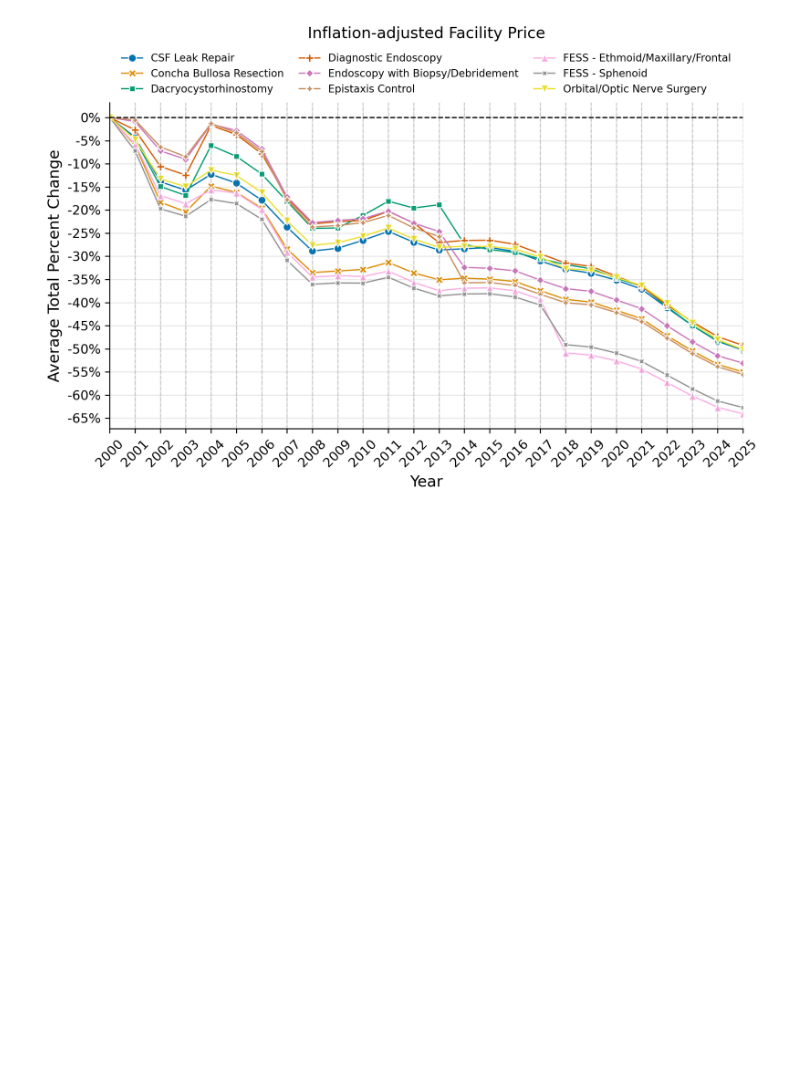
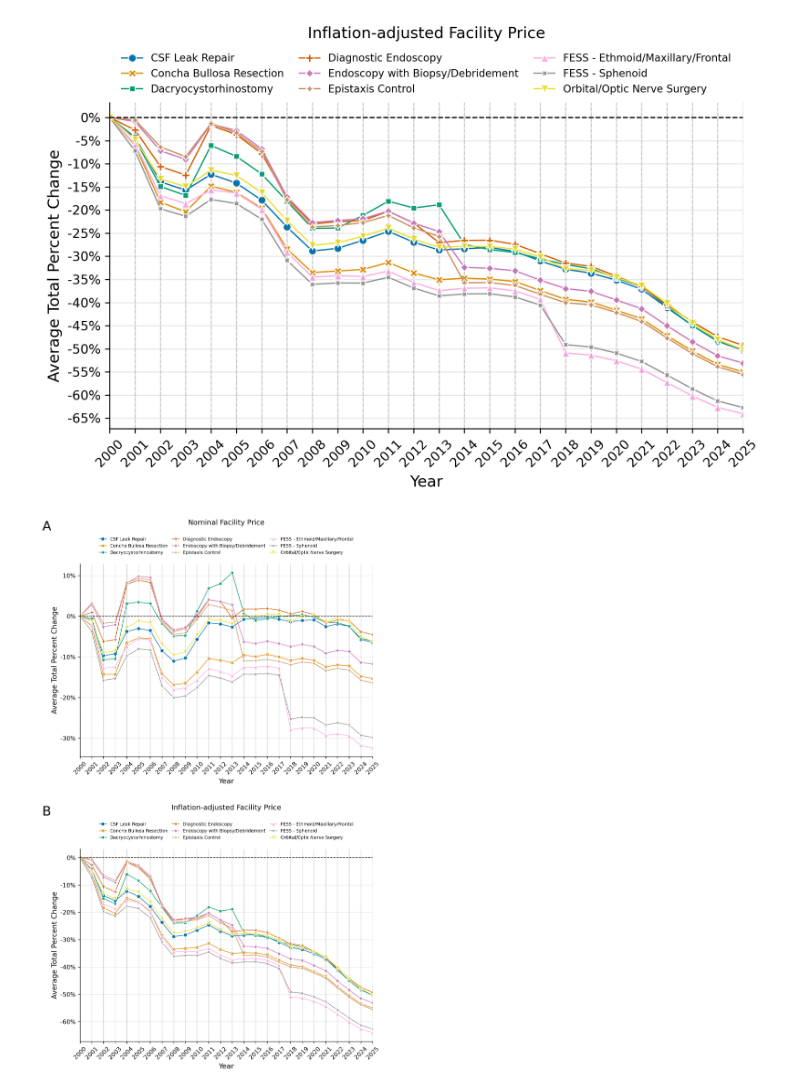
Before and after one commit to ravibandaru-lab/rhinology_reimbursement, a Jupyter notebook: Main_Figures/F1/F1.ipynb, the cells around one changed output. Drawn from its saved outputs; the diff is of its cells as text; code cells hidden in the pictures; blank space fills up the shorter version.

```diff
--- a/Main_Figures/F1/F1.ipynb
+++ b/Main_Figures/F1/F1.ipynb
@@ -208,6 +208,86 @@ plt.savefig('F1B.pdf')
 plt.show()
 # %% [output]
 [figure]
+# %%
+# Combined two-panel figure (A: nominal, B: inflation-adjusted) -> F1.pdf
+def draw_percent_change_panel(ax, price_df, title):
+    baseline_year = 2000
+
+    pct_change = (
+        price_df
+        .subtract(price_df[baseline_year], axis=0)
+        .divide(price_df[baseline_year], axis=0)
+        * 100
+    )
+
+    plot_df = (
+        pct_change
+        .reset_index()
+        .melt(id_vars="Group Name", var_name="Year", value_name="Percent Change")
+    )
+    plot_df["Year"] = plot_df["Year"].astype(int)
+
+    sns.lineplot(
+        data=plot_df,
+        x="Year",
+        y="Percent Change",
+        hue="Group Name",
+        markers=True,
+        palette="colorblind",
+        style="Group Name",
+        dashes=False,
+        markersize=6,
+        linewidth=1,
+        ax=ax
+    )
+
+    ax.axhline(0, linestyle="--", color="black", linewidth=1)
+
+    ax.set_title(title, fontsize=12, y=1.185)
+    ax.set_xlabel("Year", fontsize=12)
+    ax.set_ylabel("Average Total Percent Change", fontsize=12)
+
+    ax.set_xlim(2000, 2025)
+    ax.set_xticks(range(2000, 2026))
+    ax.tick_params(axis="x", rotation=45)
+
+    ax.yaxis.set_major_locator(mtick.MultipleLocator(10))
+    ax.yaxis.set_major_formatter(mtick.FormatStrFormatter('%g%%'))
+
+    ax.legend(
+        title=None,
+        loc="upper center",
+        bbox_to_anchor=(0.5, 1.16),
+        ncol=3,
+        frameon=False,
+        fontsize=7.5,
+        handlelength=1.6,
+        columnspacing=1.0
+    )
+
+    ax.grid(alpha=0.3)
+    for year in range(2000, 2026):
+        ax.axvline(x=year, linestyle="--", color="gray", alpha=0.3, linewidth=0.8)
+    ax.spines['top'].set_visible(False)
+    ax.spines['right'].set_visible(False)
+
+fig, axes = plt.subplots(2, 1, figsize=(8, 13), dpi=300)
+draw_percent_change_panel(axes[0], facility_price, "Nominal Facility Price")
+draw_percent_change_panel(axes[1], inflation_facility_price, "Inflation-adjusted Facility Price")
+
+fig.subplots_adjust(left=0.12, right=0.97, top=0.913, bottom=0.058, hspace=0.48)
+
+for ax, label in zip(axes, "AB"):
+    y_fig = fig.transFigure.inverted().transform(
+        ax.transAxes.transform((0, 1.225))
+    )[1]
+    fig.text(0.01, min(y_fig, 0.995), label, fontsize=22, va="top")
+
+plt.savefig('F1.pdf')
+plt.savefig('F1.png', dpi=600)
+plt.show()
+# %% [output]
+[figure, added]
 # %%
 from scipy.stats import ttest_rel
 import numpy as np
```
Also changed, not shown: parts of 1 cell of this notebook, 21 other files.
